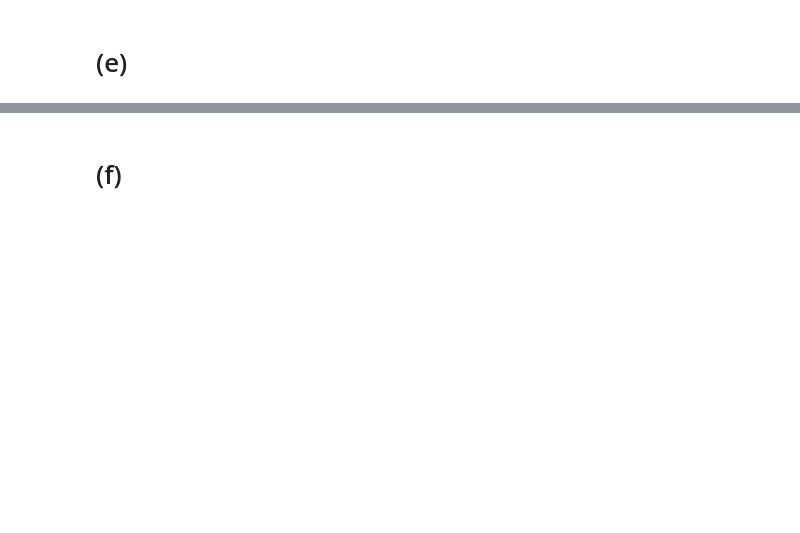
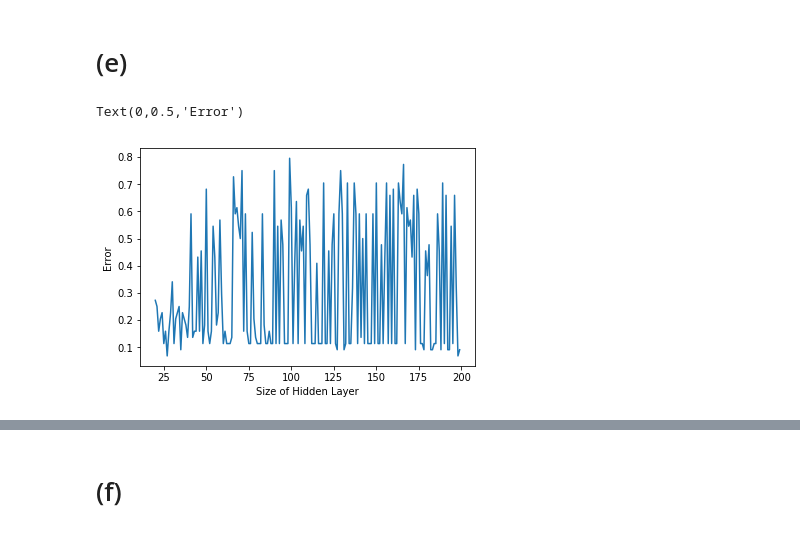
Before and after one commit to UC-MACSS/persp-model_W18, a Jupyter notebook: Students/AmosT/PS8/PS8_TAMOS.ipynb, the cells around one changed output, grey strips where cells are left out. Drawn from its saved outputs; the diff is of its cells as text; code cells hidden in the pictures; blank space fills up the shorter version.

```diff
--- a/Students/AmosT/PS8/PS8_TAMOS.ipynb
+++ b/Students/AmosT/PS8/PS8_TAMOS.ipynb
@@ -205,2 +264,35 @@ One such set of parameters - Depth: 5, No. Estimators: 30 Min. Samples per Leaf:
 # %% [markdown]
 # (e)
+# %%
+df_e = df.copy()
+x_data = df_e[['alco', 'malic', 'tot_phen', 'color_int']]
+x_data = x_data.values
+y_data = np.ravel(df_e['cultivar'])
+
+kf = KFold(n_splits = 4, shuffle = True, random_state = 22)
+
+def task_e(act, layer_size, alph):
+    for train_id, test_id in kf.split(x_data):
+        x_train, x_test = x_data[train_id], x_data[test_id]
+        y_train, y_test = y_data[train_id], y_data[test_id]
+        nn = MLPClassifier(hidden_layer_sizes = (layer_size,),
+                           activation = act,
+                           alpha = alph )
+        nn.fit(x_train, y_train)
+        accuracy = nn.score(x_test, y_test)
+        return 1 - accuracy
+
+
+layer_range = np.arange(20, 200, 1)
+
+nn_list = []
+for i in layer_range:
+    nn_list.append((task_e('relu', i, 0.001), i))# stay with defaults
+
+plot_list = [i[0] for i in nn_list]
+plt.plot(layer_range, plot_list)
+plt.xlabel('Size of Hidden Layer')
+plt.ylabel("Error")
+# %% [output]
+Text(0,0.5,'Error')
+[figure, added]
```
Also changed, not shown: parts of 4 cells of this notebook.
